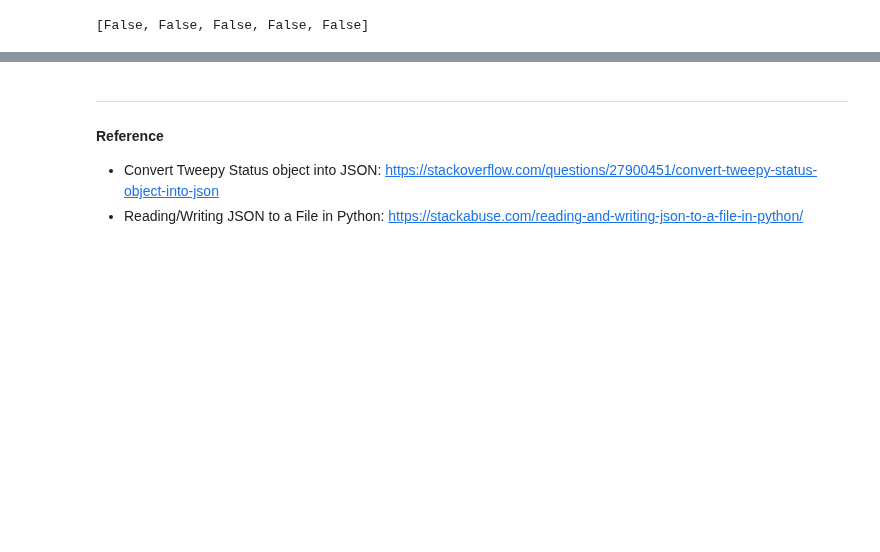
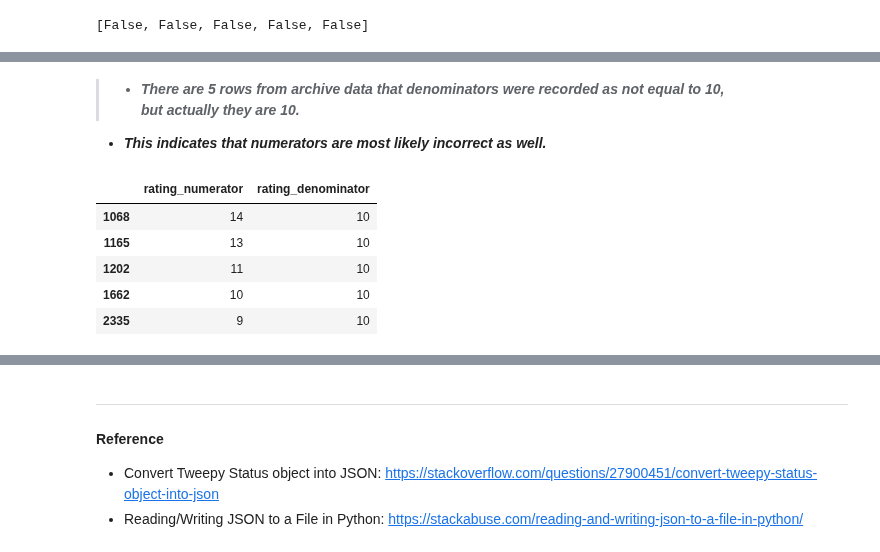
Before and after one commit to Steve-Choi/DAND, a Jupyter notebook: Wrangle-and-Analyze-Data/wrangle_act.ipynb, the cells around one changed output, grey strips where cells are left out. Cells and saved outputs as stored; diff of their text form; code cells hidden in the pictures; blank space fills up the shorter version.

```diff
--- a/Wrangle-and-Analyze-Data/wrangle_act.ipynb
+++ b/Wrangle-and-Analyze-Data/wrangle_act.ipynb
@@ -474,0 +520,3 @@ df_arc_cp.drop(columns=cols, inplace=True)
+# %%
+# convert to datetime data type
+df_arc_cp['timestamp'] = pd.to_datetime(df_arc_cp['timestamp'])
@@ -474,0 +548,11 @@ df_arc_cp.drop(columns=cols, inplace=True)
+# %%
+# Before removing denominators that are not 10, check if our extracted denominators are correct.
+temp = df_arc_cp.query('rating_denominator != 10').copy()
+
+# extract ratings which have denominator of exact 10 from 'text' column
+# (\d+(?:\.\d+)? can be interpreted as any floats or integers
+temp = temp['text'].str.extract('(\d+(?:\.\d+)?/10)')
+
+# drop nulls (or rows with denominators that are not equal to 10)
+temp.dropna(inplace=True)
+temp
@@ -474,0 +566,17 @@ df_arc_cp.drop(columns=cols, inplace=True)
+# %% [markdown]
+> - ***There are 5 rows from archive data that denominators were recorded as not equal to 10,<br>
+but actually they are 10.***
+- ***This indicates that numerators are most likely incorrect as well.***
+# %%
+# store correct ratings *as integer*
+rating_correct = pd.DataFrame()
+rating_correct['rating_numerator'] = temp[0].apply(lambda x : int(x.split('/')[0]))
+rating_correct['rating_denominator'] = temp[0].apply(lambda x : int(x.split('/')[1]))
+rating_correct
+# %% [output]
+|  | rating_numerator | rating_denominator |
+| 1068 | 14 | 10 |
+| 1165 | 13 | 10 |
+| 1202 | 11 | 10 |
+| 1662 | 10 | 10 |
+| 2335 | 9 | 10 |
```
Also changed, not shown: parts of 40 cells of this notebook.
